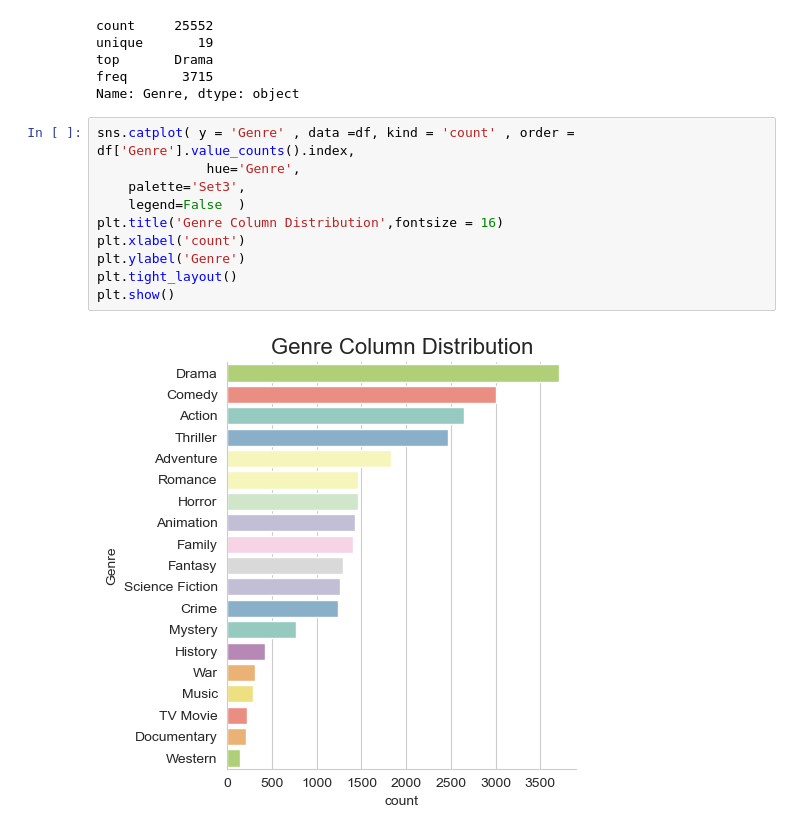
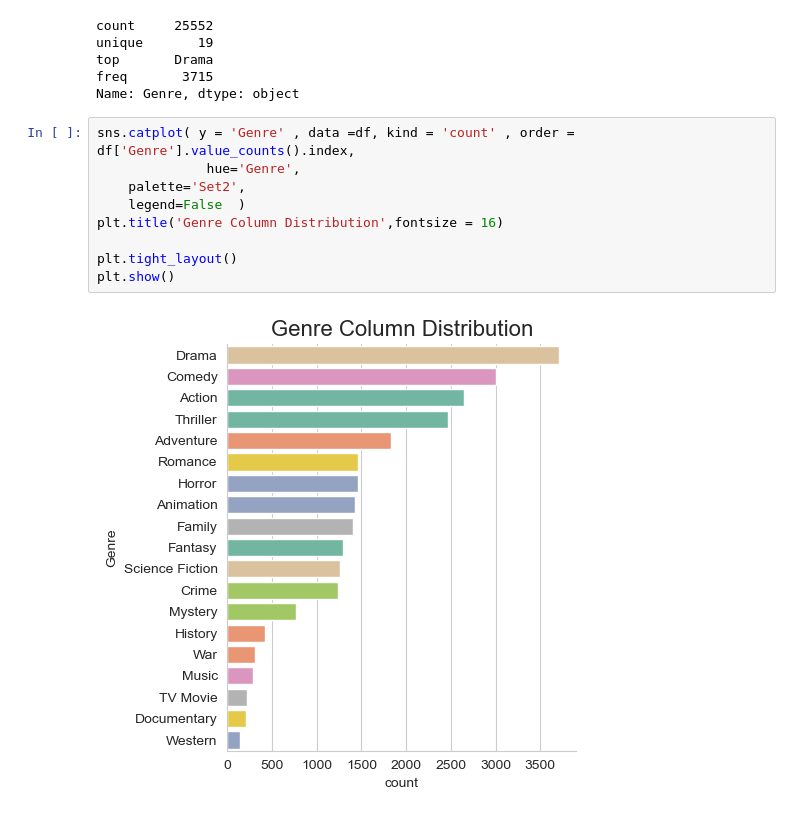
Before and after one commit to Chabbi-06/Netflix_Movie_Data_Analysis, a Jupyter notebook: Netflix_Movie_Data_Analysis.ipynb, the cells around one changed output. Drawn from its saved outputs; the diff is of its cells as text.

Commit message:
Plotting differnt Grapghs to Visualize the insights of the data

```diff
--- a/Netflix_Movie_Data_Analysis.ipynb
+++ b/Netflix_Movie_Data_Analysis.ipynb
@@ -246,12 +246,11 @@ Name: Genre, dtype: object
 # %%
 sns.catplot( y = 'Genre' , data =df, kind = 'count' , order = df['Genre'].value_counts().index,
               hue='Genre',
-    palette='Set3',
+    palette='Set2',
     legend=False  )
 plt.title('Genre Column Distribution',fontsize = 16)
-plt.xlabel('count')
-plt.ylabel('Genre')
+
 plt.tight_layout()
 plt.show()
 # %% [output]
-[figure, old version]
+[figure, new version]
```
Also changed, not shown: parts of 9 cells of this notebook.
